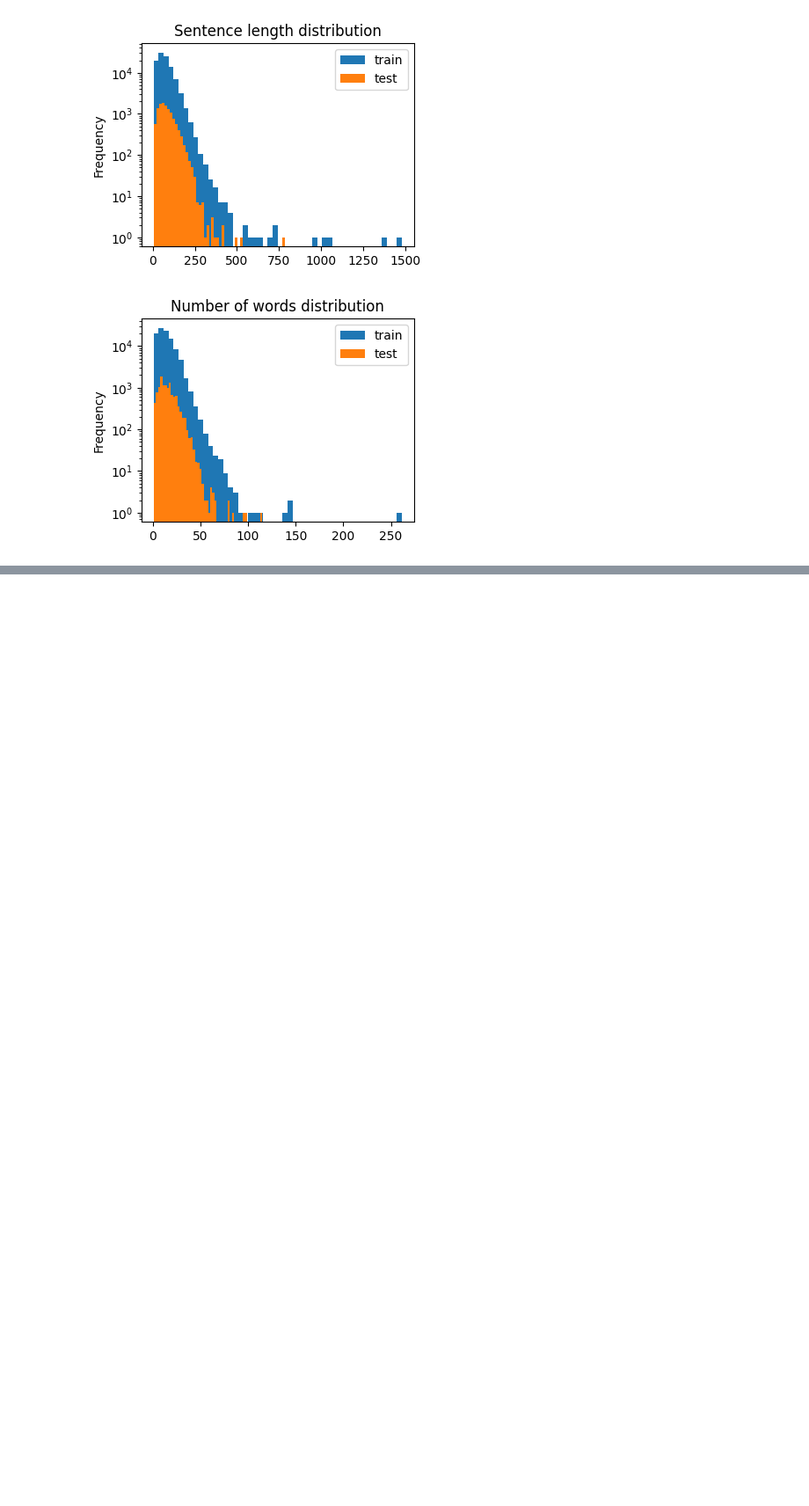
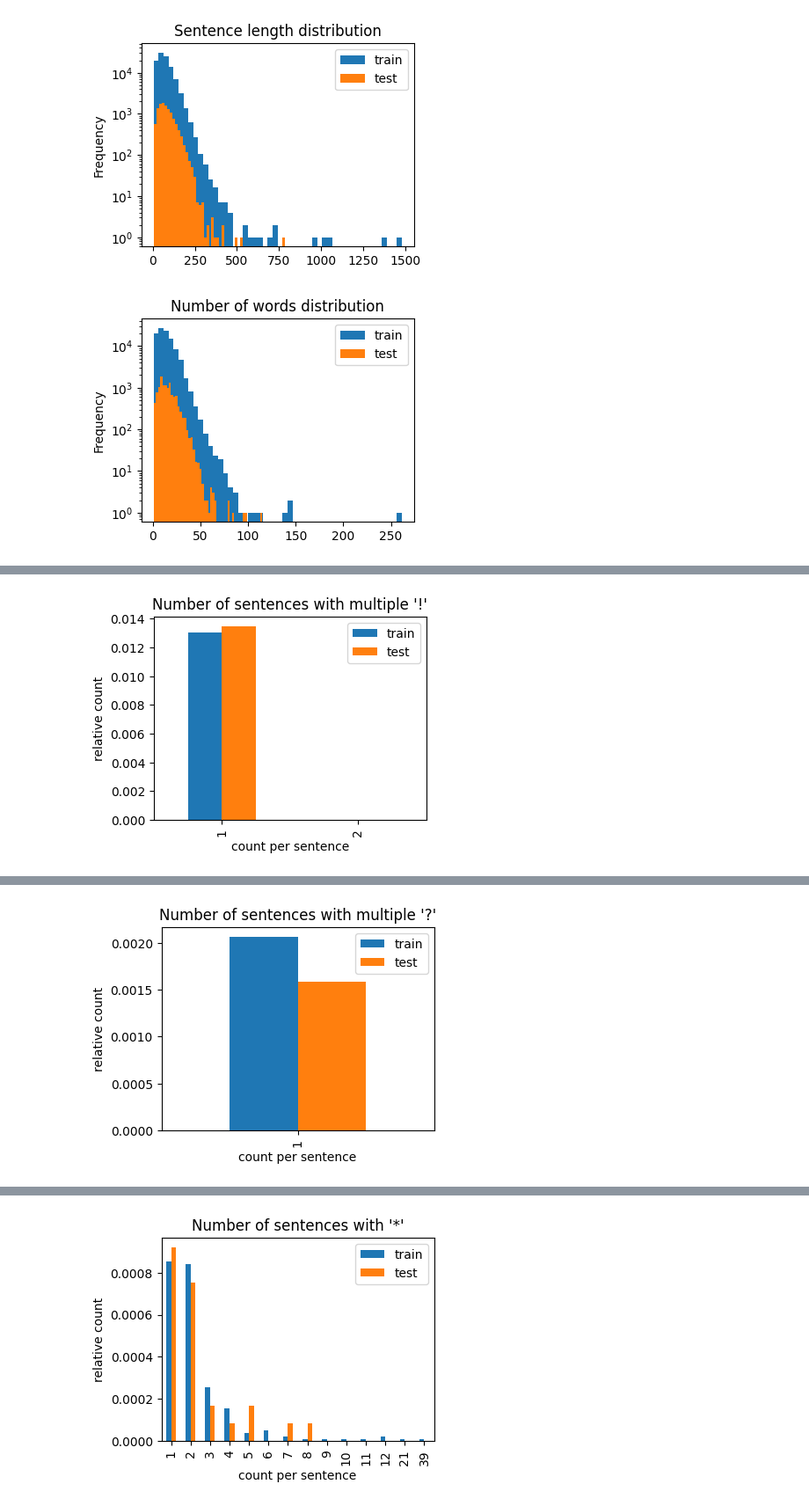
Before and after one commit to tavis-siebert/CIL-2025, a Jupyter notebook: notebooks/data_analysis.ipynb, the cells around one changed output, grey strips where cells are left out. Shown at 88% size. Saved outputs shown, nothing was run; the diff lists cells and outputs as text; code cells hidden in the pictures; blank space fills up the shorter version.

Commit message:
added more syntactic data analysis

```diff
--- a/notebooks/data_analysis.ipynb
+++ b/notebooks/data_analysis.ipynb
@@ -132,33 +65,46 @@ analyze_syntax(
+# %%
+def analyze_syntax(f, desc):
+    train_counts = f(train_dataset["sentence"])
+    test_counts = f(test_dataset["sentence"])
+
+    pd.DataFrame({
+        "train": train_counts.value_counts(normalize=True).drop(index=0),
+        "test": test_counts.value_counts(normalize=True).drop(index=0),
+    }).plot.bar()
+    plt.title(f"Number of sentences with {desc}")
+    plt.xlabel("count per sentence")
+    plt.ylabel("relative count")
+    plt.show()
+
+    with pd.option_context("display.max_colwidth", 400):
+        display(train_dataset.loc[train_counts.sort_values(ascending=False).head(3).index])
+
+def replace_links(df):
+    return df.str.split(" ").map(lambda words: " ".join("http" if w.startswith("http") else w for w in words))
 # %%
-from pipelines.pretrained_classifier import map_to_labels
-from cache import load_embeddings
-from utils import evaluate_score
-from sklearn.metrics import cohen_kappa_score
-
-SENTIMENT_MODEL_NAMES = [
-    "cardiffnlp/twitter-roberta-base-sentiment-latest",
-    "cardiffnlp/twitter-xlm-roberta-base-sentiment",
-    "nlptown/bert-base-multilingual-uncased-sentiment",
-    "siebert/sentiment-roberta-large-english",
-    "tabularisai/multilingual-sentiment-analysis",
-]
-SARCASM_MODEL_NAMES = [
-    "helinivan/multilingual-sarcasm-detector",
-    "helinivan/english-sarcasm-detector",
-]
-
-def load_predictions(model_name):
-    return load_embeddings("huggingface", model_name, "predictions_train.csv", load_kwargs={"index_col": 0}, verbose=False)
-
-def load_labels(model_name, label_mapping=None):
-    predictions = load_predictions(model_name)
-    labels = map_to_labels(predictions, model_name)
-    if label_mapping is not None:
-        labels = labels.map(label_mapping)
-    return labels
-
-def load_labels_all(model_names, label_mapping=None):
-    label_pred = {}
-    for model_name in model_names:
-        label_pred[model_name] = load_labels(model_name, label_mapping)
-    return pd.DataFrame(label_pred)
+analyze_syntax(
+    lambda df: replace_links(df).str.count(r"\!{2,}"),
+    "multiple '!'",
+)
+analyze_syntax(
+    lambda df: replace_links(df).str.count(r"\?{2,}"),
+    "multiple '?'",
+)
+analyze_syntax(
+    lambda df: replace_links(df).str.count(r"\*"),
+    "'*'",
+)
+analyze_syntax(
+    lambda df: replace_links(df).str.count(r"\_"),
+    "'_'",
+)
+analyze_syntax(
+    lambda df: replace_links(df).str.count(r"#"),
+    "'#'",
+)
+analyze_syntax(
+    lambda df: replace_links(df).str.count(r"@"),
+    "'@'",
+)
+# %% [output]
+[figure, added]
@@ -164,0 +116 @@ def load_labels_all(model_names, label_mapping=None):
+[figure, added]
@@ -164,0 +122 @@ def load_labels_all(model_names, label_mapping=None):
+[figure, added]
```
Also changed, not shown: parts of 27 cells of this notebook.
